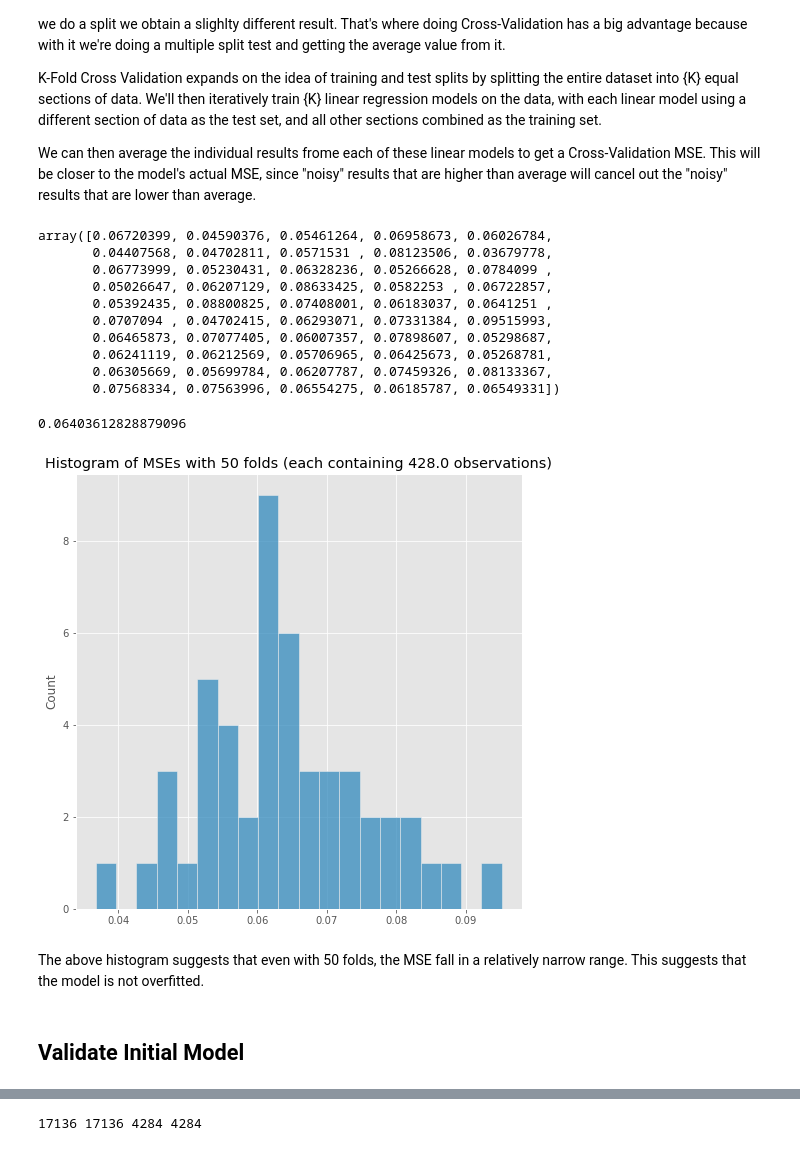
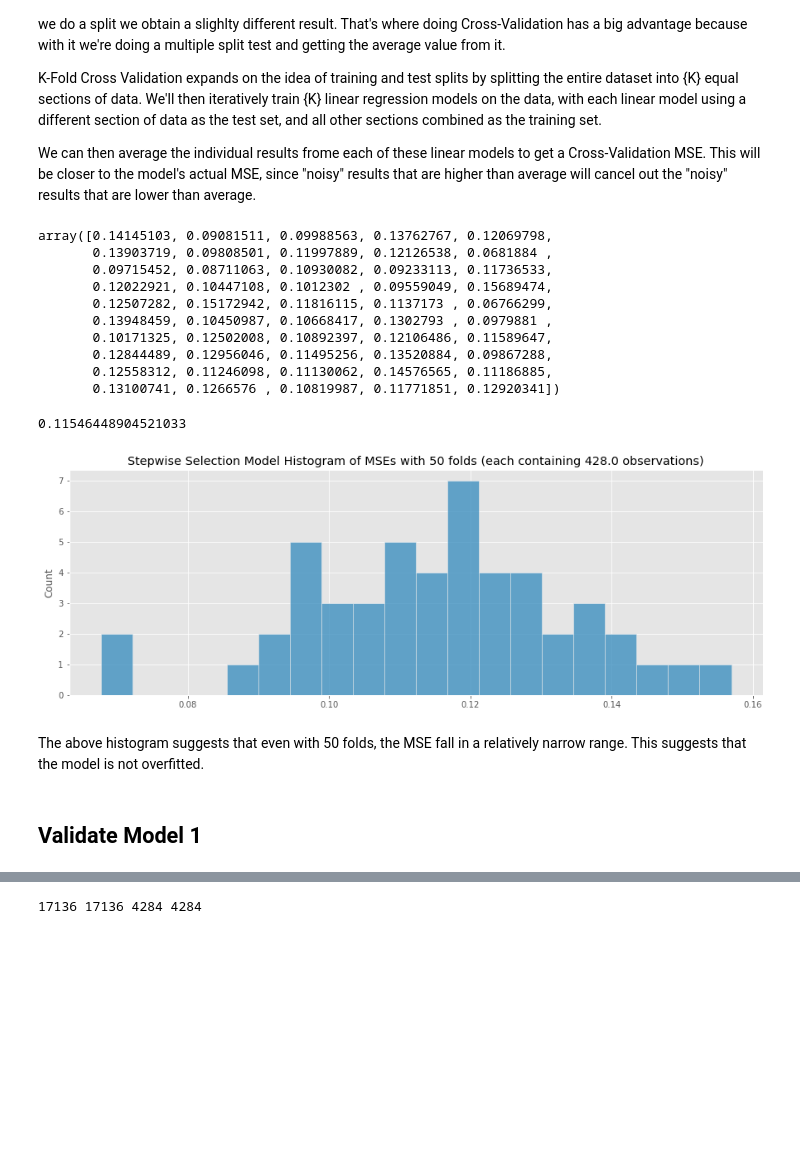
Before and after one commit to baotramduong/Portfolio_Project_Multivariate_Linear_Regression_King_County_Housing, a Jupyter notebook: Part II.B - Machine Learning with Log Transformation.ipynb, the cells around one changed output, grey strips where cells are left out. Cells and saved outputs as stored; diff of their text form; code cells hidden in the pictures; blank space fills up the shorter version.

```diff
--- a/Part II.B - Machine Learning with Log Transformation.ipynb
+++ b/Part II.B - Machine Learning with Log Transformation.ipynb
@@ -56 +55,6 @@ Index(['price', 'price_log', 'sqft_lot', 'sqft_lot_log', 'sqft_living15',
 ## WITH ALL FEATURES (p_value < 0.05) INCLUDED
+# %%
+#including all log-transformed features without neighborhood information
+preprocessed_log_1 = clean[['price_log', 'sqft_above_log', 'sqft_lot_log', 'sqft_living15_log',
+                        'age', 'bedrooms', 'bathrooms', 'floors', 'condition',
+                        'water_1.0', 'base_1.0', 'reno_1.0']]
@@ -57,3 +71,6 @@ Index(['price', 'price_log', 'sqft_lot', 'sqft_lot_log', 'sqft_living15',
+# %%
+X = preprocessed_log_1.drop(['price_log'], axis=1)
+y = preprocessed_log_1['price_log']
 # %% [markdown]
 We checked for linearity in the first part of the project. Now we are checking out the next two assumptions — normality and homoscedasticity. This requires us to first create a regression model because they refer to a model’s residuals rather than its features.
 
@@ -131,9 +134,6 @@ preprocessed_2 = clean[['price_log', 'sqft_lot_log', 'sqft_living15_log', 'sqft_
 # %%
 #apply function
-X = preprocessed_2.drop(['price_log'], axis=1)
-y = preprocessed_2['price_log']
-
-selected_features = stepwise_selection(X, y, verbose = True)
-print('Resulting Selected Features:')
-print(selected_features)
+result = stepwise_selection(X, y, verbose = True)
+print('Resulting Features 2:')
+print(result)
 # %% [output]
@@ -350,7 +225,7 @@ The Variance Inflation Factor (VIF) is a measure of colinearity among predictor
 from statsmodels.stats.outliers_influence import variance_inflation_factor
 
 #recheck for multicollinearity
-X = preprocessed_2[selected_features]
+X = preprocessed_log_1[result]
 vif = [variance_inflation_factor(X.values, i) for i in range(X.shape[1])]
-list(zip(selected_features, vif))
+list(zip(result, vif))
 # %% [output]
@@ -454,6 +303,8 @@ We can then average the individual results frome each of these linear models to
 #cross-validation to check for overfitting (learn.co)
 from sklearn.metrics import mean_squared_error, make_scorer
 from sklearn.model_selection import cross_val_score
+
+linreg = LinearRegression()
 
 #get the mean squared error
 mse = make_scorer(mean_squared_error)
@@ -461,33 +312,33 @@ mse = make_scorer(mean_squared_error)
 cv_result = cross_val_score(linreg, X, y, cv = 50, scoring = mse)
 cv_result
 # %% [output]
-array([0.06720399, 0.04590376, 0.05461264, 0.06958673, 0.06026784,
-       0.04407568, 0.04702811, 0.0571531 , 0.08123506, 0.03679778,
-       0.06773999, 0.05230431, 0.06328236, 0.05266628, 0.0784099 ,
-       0.05026647, 0.06207129, 0.08633425, 0.0582253 , 0.06722857,
-       0.05392435, 0.08800825, 0.07408001, 0.06183037, 0.0641251 ,
-       0.0707094 , 0.04702415, 0.06293071, 0.07331384, 0.09515993,
-       0.06465873, 0.07077405, 0.06007357, 0.07898607, 0.05298687,
-       0.06241119, 0.06212569, 0.05706965, 0.06425673, 0.05268781,
-       0.06305669, 0.05699784, 0.06207787, 0.07459326, 0.08133367,
-       0.07568334, 0.07563996, 0.06554275, 0.06185787, 0.06549331])
+array([0.14145103, 0.09081511, 0.09988563, 0.13762767, 0.12069798,
+       0.13903719, 0.09808501, 0.11997889, 0.12126538, 0.0681884 ,
+       0.09715452, 0.08711063, 0.10930082, 0.09233113, 0.11736533,
+       0.12022921, 0.10447108, 0.1012302 , 0.09559049, 0.15689474,
+       0.12507282, 0.15172942, 0.11816115, 0.1137173 , 0.06766299,
+       0.13948459, 0.10450987, 0.10668417, 0.1302793 , 0.0979881 ,
+       0.10171325, 0.12502008, 0.10892397, 0.12106486, 0.11589647,
+       0.12844489, 0.12956046, 0.11495256, 0.13520884, 0.09867288,
+       0.12558312, 0.11246098, 0.11130062, 0.14576565, 0.11186885,
+       0.13100741, 0.1266576 , 0.10819987, 0.11771851, 0.12920341])
 # %%
 #the accuracy of the model is the average of the accuracy of each fold
 cv_result.mean()
 # %% [output]
-0.06403612828879096
+0.11546448904521033
 # %%
 #visualize the cv_result
 
 folds = 50
-plt.figure(figsize = (8, 8))
+plt.figure(figsize = (15, 5))
 sns.histplot(cv_result, bins = 20);
-plt.title('Histogram of MSEs with {} folds (each containing {} observations)'
-          .format(folds, round(len(preprocessed_2) / folds, 0)));
-plt.savefig('./Data & Figures/cv_result_histplot')
+plt.title('Stepwise Selection Model Histogram of MSEs with {} folds (each containing {} observations)'
+          .format(folds, round(len(preprocessed_log) / folds, 0)));
+plt.savefig('./Data & Figures/model_1_cv_result_histplot')
 # %% [output]
-[figure, old version]
+[figure, new version]
 # %% [markdown]
 The above histogram suggests that even with 50 folds, the MSE fall in a relatively narrow range. This suggests that the model is not overfitted.
 # %% [markdown]
-## Validate Initial Model
+## Validate Model 1
```
Also changed, not shown: parts of 102 cells of this notebook.
